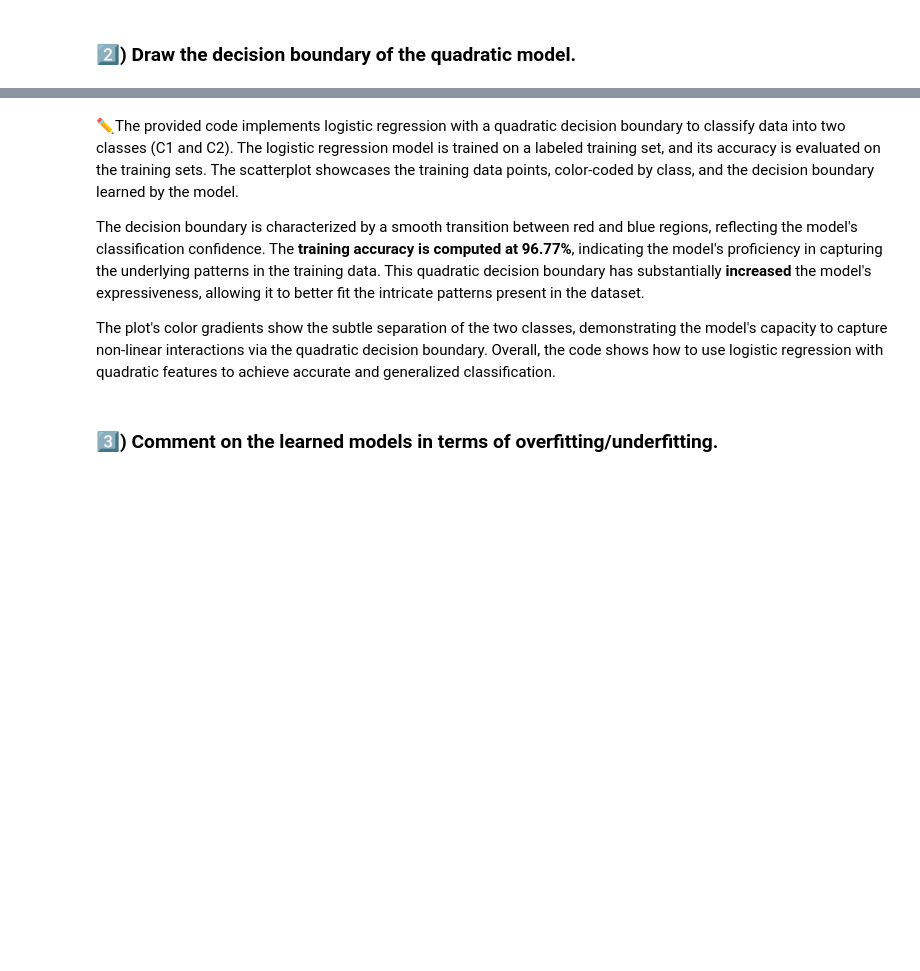
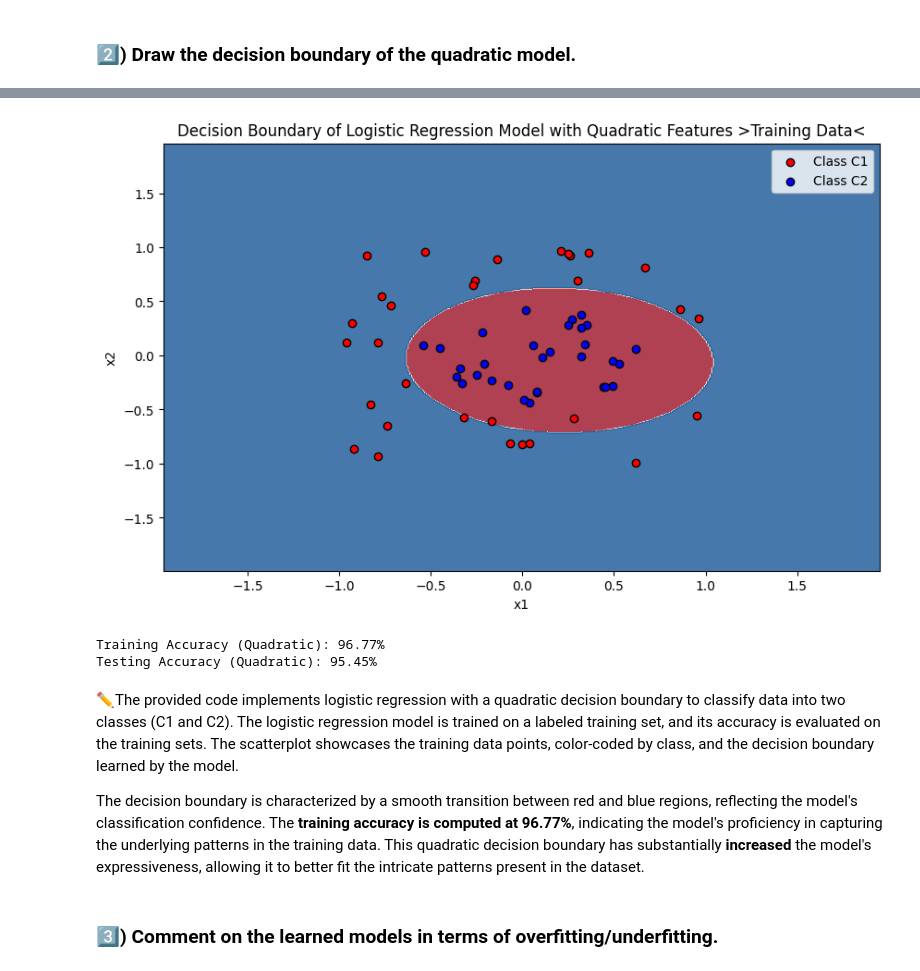
Before and after one commit to Omarmasalmah/Machine_Learning-Assignment_-2-, a Jupyter notebook: main.ipynb, the cells around one changed output, grey strips where cells are left out. Drawn from its saved outputs; the diff is of its cells as text; code cells hidden in the pictures; blank space fills up the shorter version.

```diff
--- a/main.ipynb
+++ b/main.ipynb
@@ -335,9 +299,63 @@ Training Accuracy (Quadratic): 96.77%
+# %%
+# Create polynomial features for quadratic decision boundary
+poly = PolynomialFeatures(degree=2)
+X_Training_poly = poly.fit_transform(X_Training)
+
+# Create and train the Logistic Regression Model with quadratic decision boundary
+model_quad = LogisticRegression()
+
+# Train the model using the training data with polynomial features
+model_quad.fit(X_Training_poly, y_Training_numeric)
+
+
+plt.figure(figsize=(10, 6))
+
+# Create a meshgrid for decision boundary
+x1_Min, x1_Max = X_Training['x1'].min() - 1, X_Training['x1'].max() + 1
+x2_Min, x2_Max = X_Training['x2'].min() - 1, X_Training['x2'].max() + 1
+xx1_mesh, xx2_mesh = np.meshgrid(np.arange(x1_Min, x1_Max, 0.01), np.arange(x2_Min, x2_Max, 0.01))
+
+# Transform meshgrid with polynomial features
+X_mesh_poly = poly.transform(np.c_[xx1_mesh.ravel(), xx2_mesh.ravel()])
+prediction_Model = model_quad.predict(X_mesh_poly)
+prediction_Model = prediction_Model.reshape(xx1_mesh.shape)
+
+# Plot decision regions with colormap
+plt.contourf(xx1_mesh, xx2_mesh, prediction_Model, cmap="RdBu", alpha=0.8)
+
+# Scatter plot for class 1
+plt.scatter(X_Training[y_Training_numeric == 1]['x1'], X_Training[y_Training_numeric == 1]['x2'], color='red', marker='o', label='Class C1', edgecolors='k')
+# Scatter plot for class 2
+plt.scatter(X_Training[y_Training_numeric == 0]['x1'], X_Training[y_Training_numeric == 0]['x2'], color='blue', marker='o', label='Class C2', edgecolors='k')
+
+plt.title('Decision Boundary of Logistic Regression Model with Quadratic Features >Training Data<')
+plt.xlabel('x1')
+plt.ylabel('x2')
+plt.legend()
+plt.show()
+
+# Evaluate Accuracy
+# Make predictions on the training set with polynomial features
+X_Training_poly = poly.transform(X_Training)
+y_train_pred_quad = model_quad.predict(X_Training_poly)
+
+# Calculate training accuracy
+training_accuracy_quad = model_quad.score(X_Training_poly, y_Training_numeric)
+# Calculate testing accuracy
+testing_accuracy_quad = model_quad.score(poly.transform(X_Testing), y_Testing_numeric)
+
+
+# Print the training & testing accuracy score
+print(f"Training Accuracy (Quadratic): {training_accuracy_quad:.2%}")
+print(f"Testing Accuracy (Quadratic): {testing_accuracy_quad:.2%}")
+# %% [output]
+[figure, added]
+Training Accuracy (Quadratic): 96.77%
+Testing Accuracy (Quadratic): 95.45%
 # %% [markdown]
 ✏️The provided code implements logistic regression with a quadratic decision boundary to classify data into two classes (C1 and C2).
 The logistic regression model is trained on a labeled training set, and its accuracy is evaluated on the training sets. The scatterplot showcases the training data points, color-coded by class, and the decision boundary learned by the model.
 
 The decision boundary is characterized by a smooth transition between red and blue regions, reflecting the model's classification confidence. The **training accuracy is computed at 96.77%**, indicating the model's proficiency in capturing the underlying patterns in the training data. This quadratic decision boundary has substantially **increased** the model's expressiveness, allowing it to better fit the intricate patterns present in the dataset.
-
-The plot's color gradients show the subtle separation of the two classes, demonstrating the model's capacity to capture non-linear interactions via the quadratic decision boundary. Overall, the code shows how to use logistic regression with quadratic features to achieve accurate and generalized classification.
 # %% [markdown]
 ### **3️⃣)** Comment on the learned models in terms of overfitting/underfitting.
```
Also changed, not shown: parts of 7 cells of this notebook.
